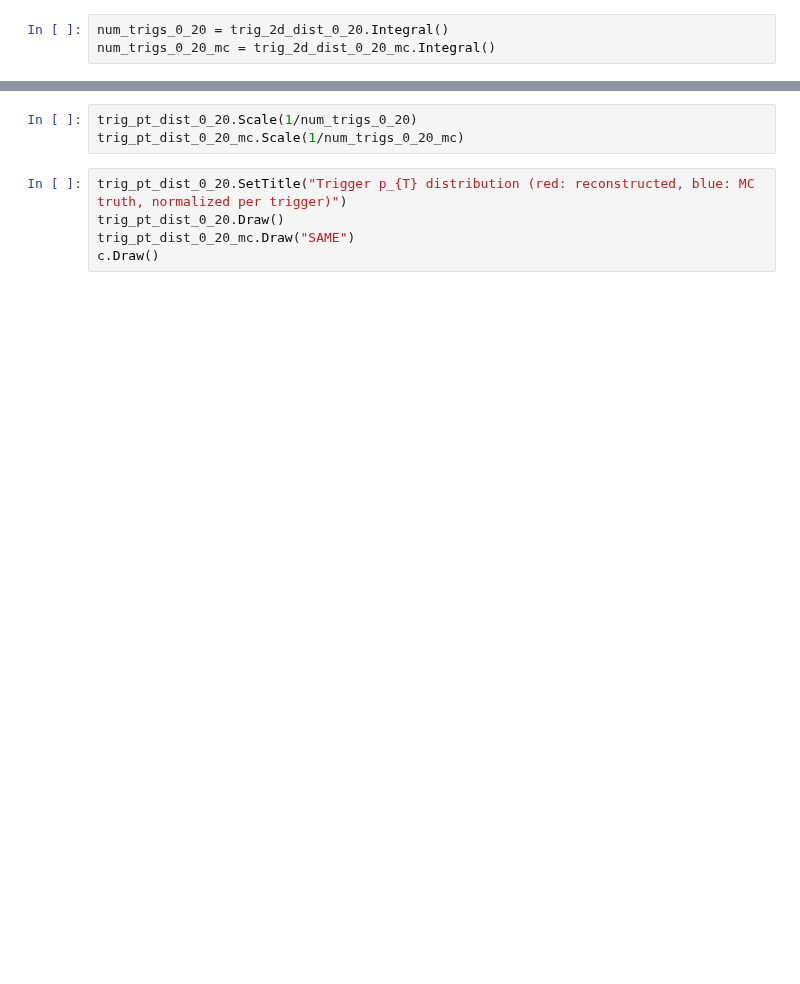
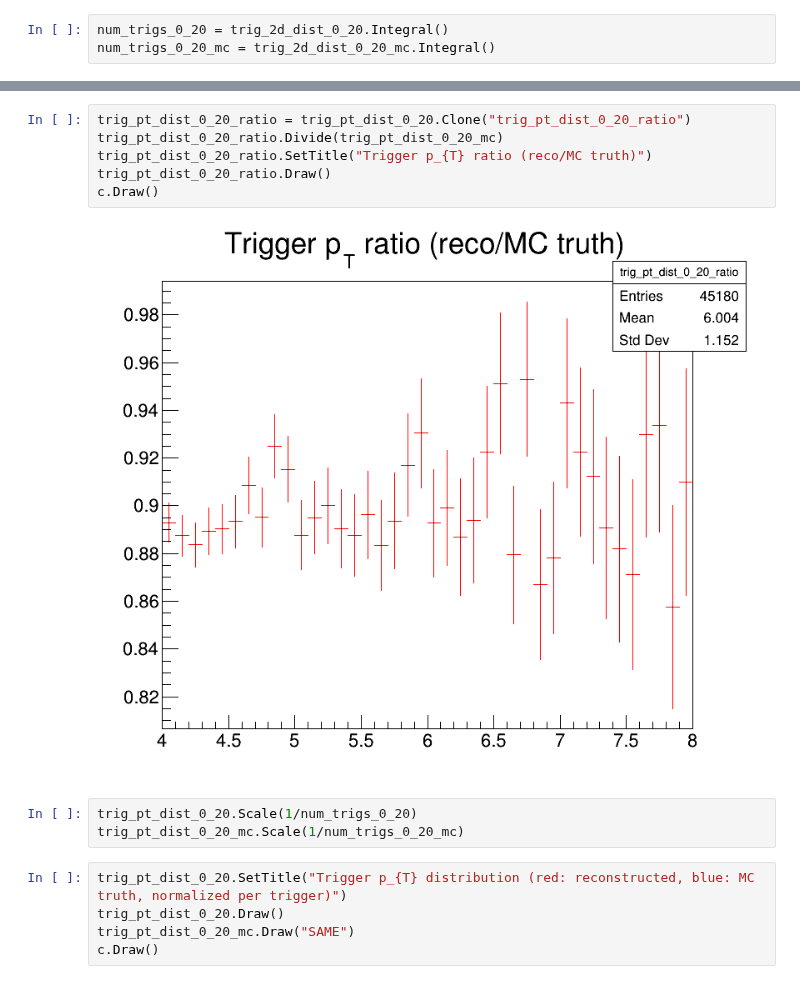
Before and after one commit to rhanniga/lambda-over-hadron, a Jupyter notebook: mc/offline/v0_closure_test.ipynb, the cells around one changed output, grey strips where cells are left out. Saved outputs shown, nothing was run; the diff lists cells and outputs as text; blank space fills up the shorter version.

```diff
--- a/mc/offline/v0_closure_test.ipynb
+++ b/mc/offline/v0_closure_test.ipynb
@@ -127,3 +123,11 @@ c.Draw()
+# %%
+trig_pt_dist_0_20_ratio = trig_pt_dist_0_20.Clone("trig_pt_dist_0_20_ratio")
+trig_pt_dist_0_20_ratio.Divide(trig_pt_dist_0_20_mc)
+trig_pt_dist_0_20_ratio.SetTitle("Trigger p_{T} ratio (reco/MC truth)")
+trig_pt_dist_0_20_ratio.Draw()
+c.Draw()
+# %% [output]
+[figure, added]
 # %%
 trig_pt_dist_0_20.Scale(1/num_trigs_0_20)
 trig_pt_dist_0_20_mc.Scale(1/num_trigs_0_20_mc)
```
Also changed, not shown: parts of 24 cells of this notebook, 2 other files.
